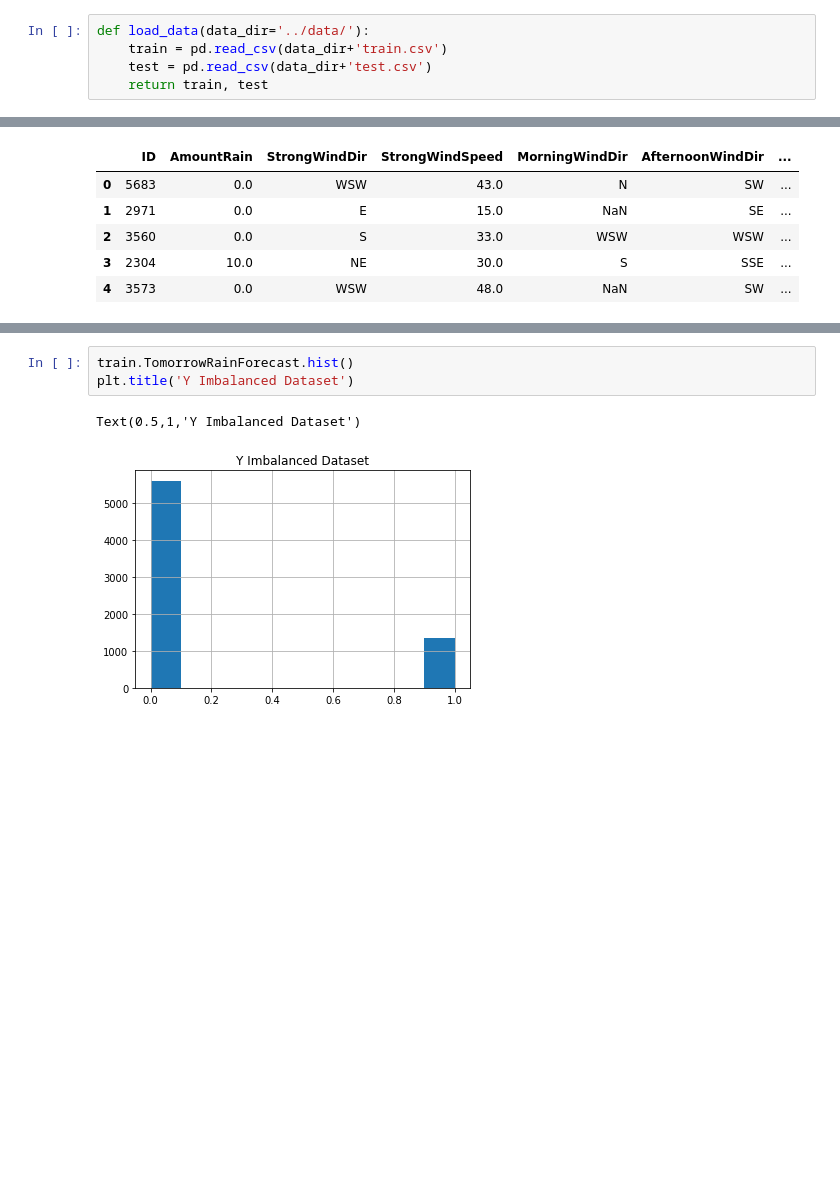
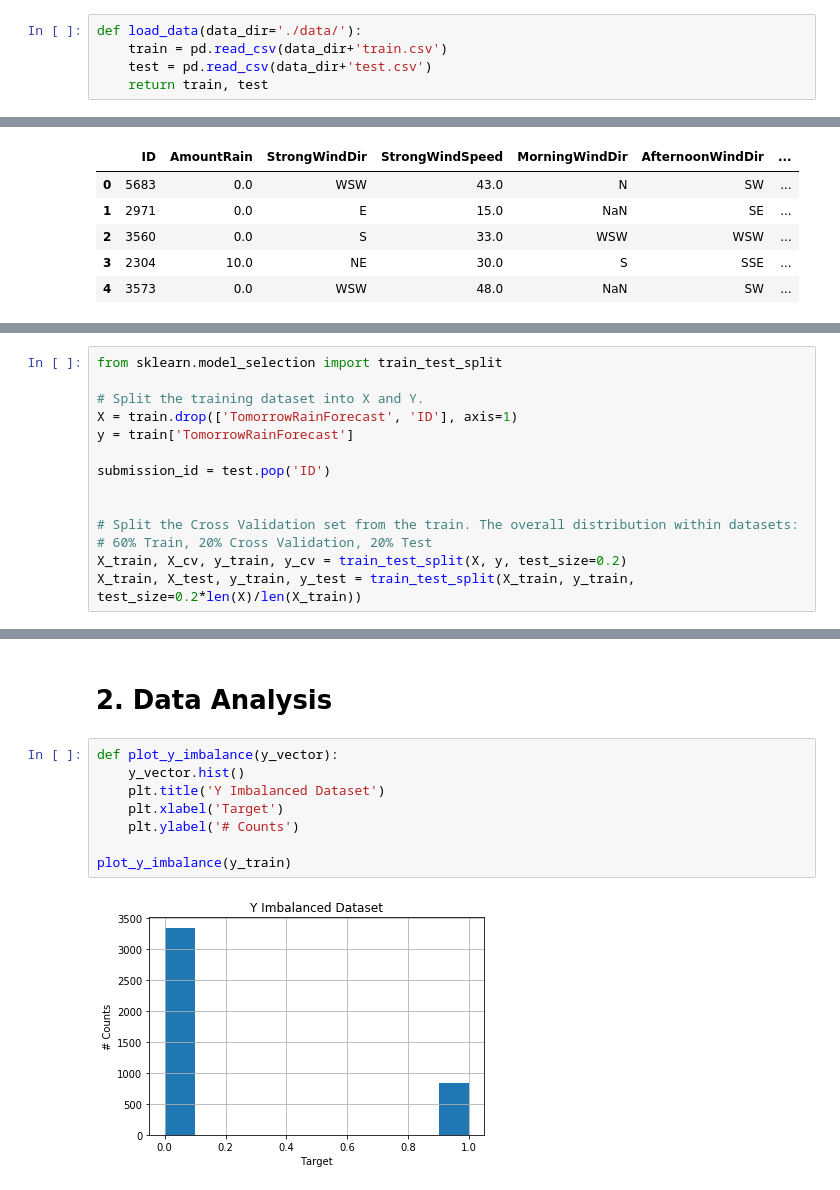
Before and after one commit to UrbanoFonseca/topsecret_hackathon, a Jupyter notebook: Example Notebook - Hackathon#1 (Binary Classification).ipynb, the cells around one changed output, grey strips where cells are left out. Saved outputs shown, nothing was run; the diff lists cells and outputs as text; blank space fills up the shorter version.

```diff
--- a/Example Notebook - Hackathon#1 (Binary Classification).ipynb
+++ b/Example Notebook - Hackathon#1 (Binary Classification).ipynb
@@ -24,7 +24,7 @@ import seaborn as sns
 import matplotlib.pyplot as plt
 %matplotlib inline
 # %%
-def load_data(data_dir='../data/'):
+def load_data(data_dir='./data/'):
     train = pd.read_csv(data_dir+'train.csv')
     test = pd.read_csv(data_dir+'test.csv')
     return train, test
@@ -46,0 +47,14 @@ train.head()
+# %%
+from sklearn.model_selection import train_test_split
+
+# Split the training dataset into X and Y.
+X = train.drop(['TomorrowRainForecast', 'ID'], axis=1)
+y = train['TomorrowRainForecast']
+
+submission_id = test.pop('ID')
+
+
+# Split the Cross Validation set from the train. The overall distribution within datasets:
+# 60% Train, 20% Cross Validation, 20% Test
+X_train, X_cv, y_train, y_cv = train_test_split(X, y, test_size=0.2)
+X_train, X_test, y_train, y_test = train_test_split(X_train, y_train, test_size=0.2*len(X)/len(X_train))
@@ -47,6 +103,12 @@ train.head()
+# %% [markdown]
+# 2. Data Analysis
 # %%
-train.TomorrowRainForecast.hist()
-plt.title('Y Imbalanced Dataset')
+def plot_y_imbalance(y_vector):
+    y_vector.hist()
+    plt.title('Y Imbalanced Dataset')
+    plt.xlabel('Target')
+    plt.ylabel('# Counts')
+
+plot_y_imbalance(y_train)
 # %% [output]
-Text(0.5,1,'Y Imbalanced Dataset')
-[figure, old version]
+[figure, new version]
```
Also changed, not shown: parts of 17 cells of this notebook.
